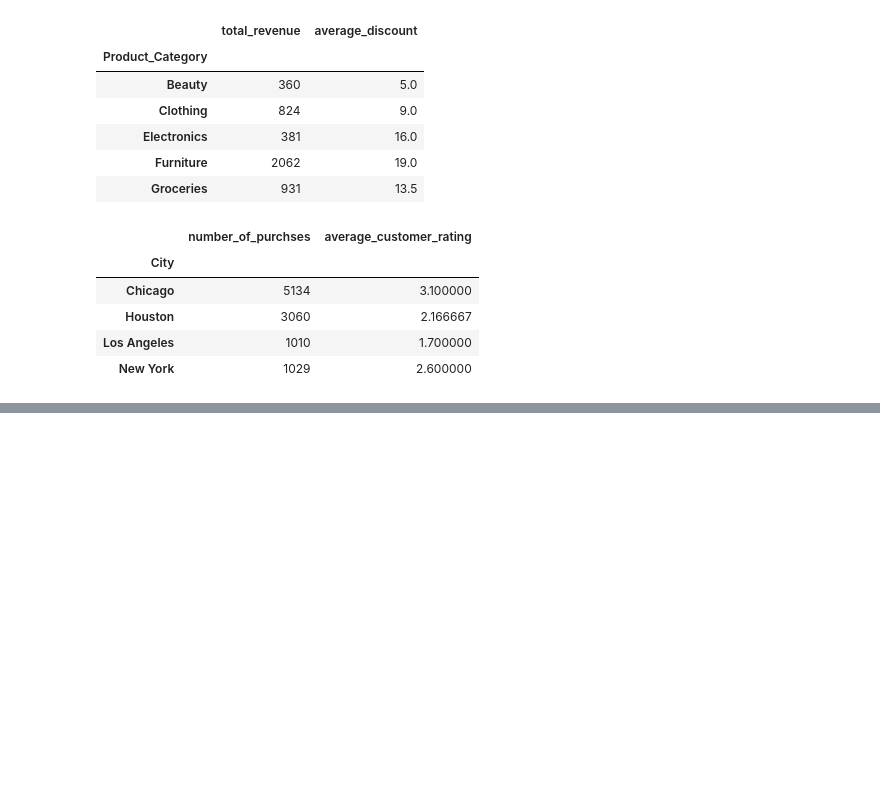
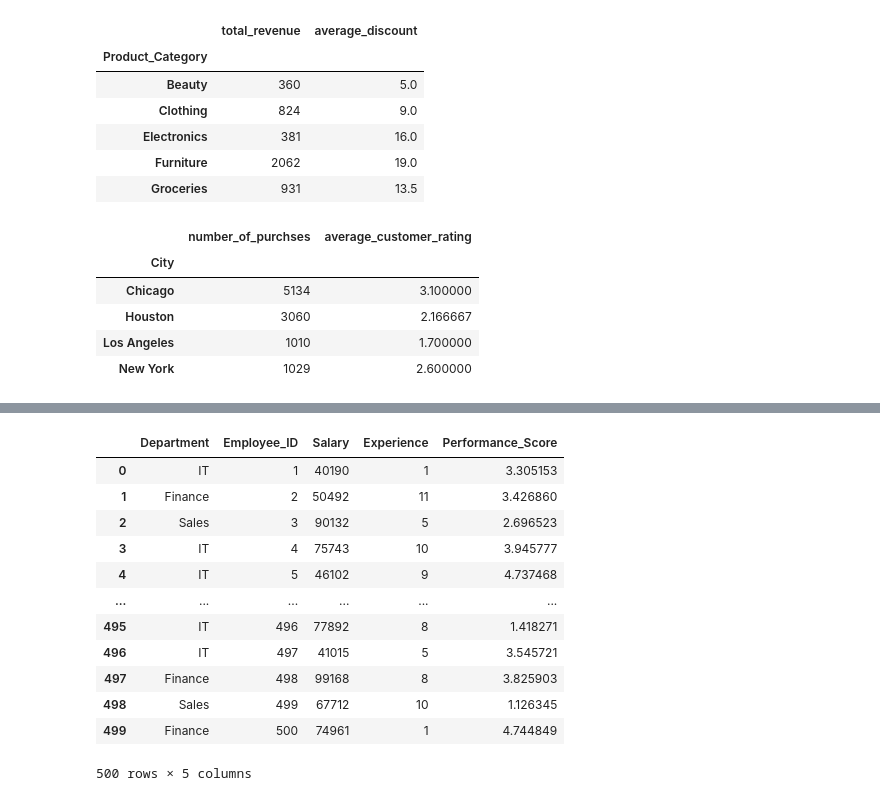
Before and after one commit to prajwalwadhai/Python, a Jupyter notebook: 0000000000015147/Pandas 3 Prajwal.ipynb, the cells around one changed output, grey strips where cells are left out. Saved outputs shown, nothing was run; the diff lists cells and outputs as text; code cells hidden in the pictures; blank space fills up the shorter version.

```diff
--- a/0000000000015147/Pandas 3 Prajwal.ipynb
+++ b/0000000000015147/Pandas 3 Prajwal.ipynb
@@ -335,0 +542,29 @@ df.groupby('City').agg(number_of_purchses = ('Customer_ID' , 'sum') , average_cu
+# %%
+import numpy as np
+
+np.random.seed(42)
+data_large = {
+    'Department': np.random.choice(['Sales', 'HR', 'IT', 'Finance'], 500),
+    'Employee_ID': np.arange(1, 501),
+    'Salary': np.random.randint(40000, 100000, 500),
+    'Experience': np.random.randint(1, 15, 500),
+    'Performance_Score': np.random.uniform(1, 5, 500)
+}
+
+df_large = pd.DataFrame(data_large)
+# %%
+df_large
+# %% [output]
+|  | Department | Employee_ID | Salary | Experience | Performance_Score |
+| 0 | IT | 1 | 40190 | 1 | 3.305153 |
+| 1 | Finance | 2 | 50492 | 11 | 3.426860 |
+| 2 | Sales | 3 | 90132 | 5 | 2.696523 |
+| 3 | IT | 4 | 75743 | 10 | 3.945777 |
+| 4 | IT | 5 | 46102 | 9 | 4.737468 |
+| ... | ... | ... | ... | ... | ... |
+| 495 | IT | 496 | 77892 | 8 | 1.418271 |
+| 496 | IT | 497 | 41015 | 5 | 3.545721 |
+| 497 | Finance | 498 | 99168 | 8 | 3.825903 |
+| 498 | Sales | 499 | 67712 | 10 | 1.126345 |
+| 499 | Finance | 500 | 74961 | 1 | 4.744849 |
+500 rows × 5 columns
```
Also changed, not shown: parts of 34 cells of this notebook, 1 other file.
